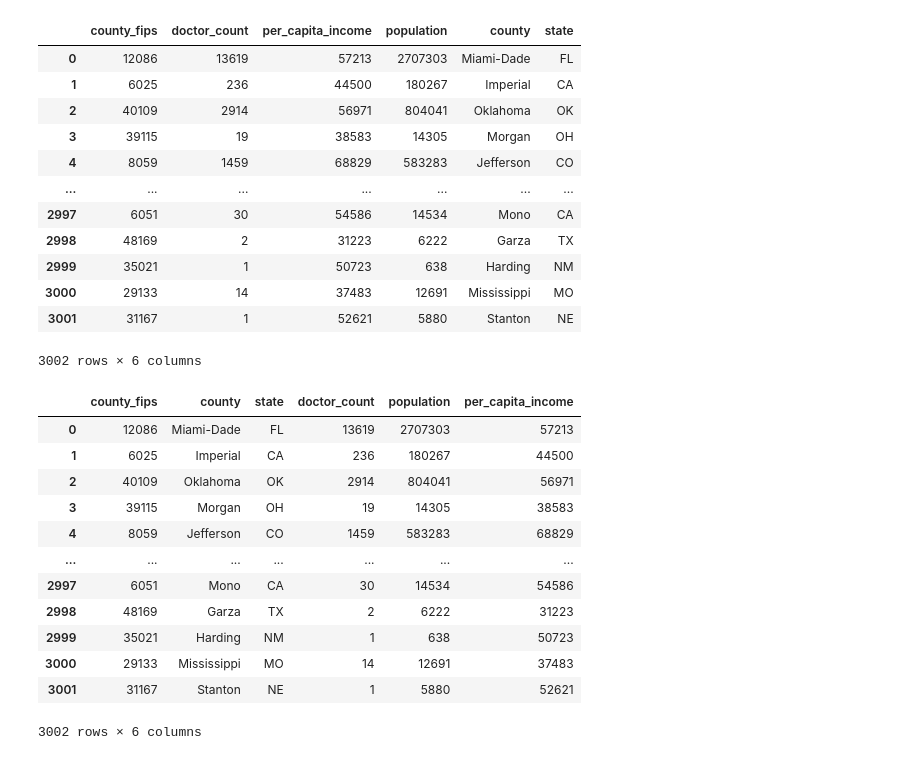
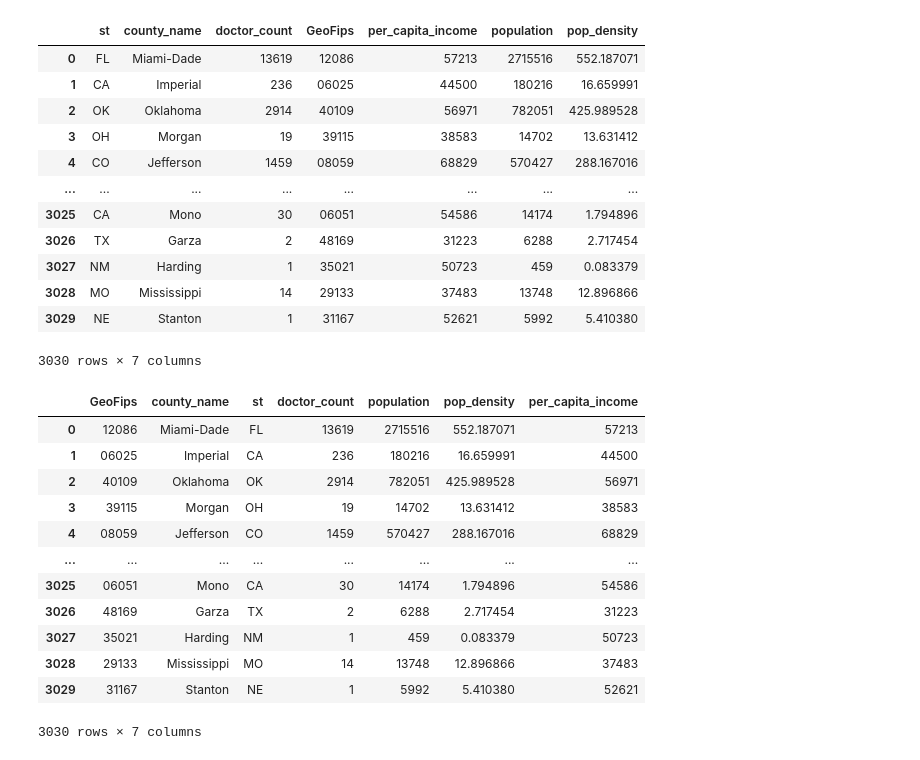
Before and after one commit to JacquelineCl/group_project, a Jupyter notebook: Merged_Data.ipynb, the cells around one changed output. Drawn from its saved outputs; the diff is of its cells as text; code cells hidden in the pictures.

```diff
--- a/Merged_Data.ipynb
+++ b/Merged_Data.ipynb
@@ -88,0 +101,4 @@ physicians_merge_df
+# %%
+# Import population data
+population_original_df = pd.read_csv("Resources/population_original_df.csv", dtype=population_dtypes)
+population_original_df
@@ -88,0 +119,4 @@ physicians_merge_df
+# %%
+# Drop Unnamed column
+population_original_df.drop(columns=["Unnamed: 0"], inplace=True)
+population_original_df
@@ -138,0 +147,4 @@ dtype: object
+# %%
+# Merge physician data to income data
+phys_income_merged_df = physicians_merge_df.merge(income_original_df, left_on="county_fips", right_on="GeoFips")
+phys_income_merged_df
@@ -138,0 +165,4 @@ dtype: object
+# %%
+# Merge physician / income data to population data
+merged_df = phys_income_merged_df.merge(population_original_df, left_on="GeoFips", right_on="GeoFips")
+merged_df
@@ -139,39 +196,39 @@ dtype: object
 # %%
 # Drop redundant columns
-merged_df.drop(columns=["GeoFips"], inplace=True)
+merged_df.drop(columns=["county_fips"], inplace=True)
 merged_df
 # %% [output]
-|  | county_fips | doctor_count | per_capita_income | population | county | state |
-| 0 | 12086 | 13619 | 57213 | 2707303 | Miami-Dade | FL |
-| 1 | 6025 | 236 | 44500 | 180267 | Imperial | CA |
-| 2 | 40109 | 2914 | 56971 | 804041 | Oklahoma | OK |
-| 3 | 39115 | 19 | 38583 | 14305 | Morgan | OH |
-| 4 | 8059 | 1459 | 68829 | 583283 | Jefferson | CO |
-| ... | ... | ... | ... | ... | ... | ... |
-| 2997 | 6051 | 30 | 54586 | 14534 | Mono | CA |
-| 2998 | 48169 | 2 | 31223 | 6222 | Garza | TX |
-| 2999 | 35021 | 1 | 50723 | 638 | Harding | NM |
-| 3000 | 29133 | 14 | 37483 | 12691 | Mississippi | MO |
-| 3001 | 31167 | 1 | 52621 | 5880 | Stanton | NE |
+|  | st | county_name | doctor_count | GeoFips | per_capita_income | population | pop_density |
+| 0 | FL | Miami-Dade | 13619 | 12086 | 57213 | 2715516 | 552.187071 |
+| 1 | CA | Imperial | 236 | 06025 | 44500 | 180216 | 16.659991 |
+| 2 | OK | Oklahoma | 2914 | 40109 | 56971 | 782051 | 425.989528 |
+| 3 | OH | Morgan | 19 | 39115 | 38583 | 14702 | 13.631412 |
+| 4 | CO | Jefferson | 1459 | 08059 | 68829 | 570427 | 288.167016 |
+| ... | ... | ... | ... | ... | ... | ... | ... |
+| 3025 | CA | Mono | 30 | 06051 | 54586 | 14174 | 1.794896 |
+| 3026 | TX | Garza | 2 | 48169 | 31223 | 6288 | 2.717454 |
+| 3027 | NM | Harding | 1 | 35021 | 50723 | 459 | 0.083379 |
+| 3028 | MO | Mississippi | 14 | 29133 | 37483 | 13748 | 12.896866 |
+| 3029 | NE | Stanton | 1 | 31167 | 52621 | 5992 | 5.410380 |
-3002 rows × 6 columns
+3030 rows × 7 columns
 # %%
 # Re order columns
-merged_df = merged_df[["county_fips", "county", "state", "doctor_count", "population", "per_capita_income"]]
+merged_df = merged_df[["GeoFips", "county_name", "st", "doctor_count", "population", "pop_density", "per_capita_income"]]
 merged_df
 # %% [output]
-|  | county_fips | county | state | doctor_count | population | per_capita_income |
-| 0 | 12086 | Miami-Dade | FL | 13619 | 2707303 | 57213 |
-| 1 | 6025 | Imperial | CA | 236 | 180267 | 44500 |
-| 2 | 40109 | Oklahoma | OK | 2914 | 804041 | 56971 |
-| 3 | 39115 | Morgan | OH | 19 | 14305 | 38583 |
-| 4 | 8059 | Jefferson | CO | 1459 | 583283 | 68829 |
-| ... | ... | ... | ... | ... | ... | ... |
-| 2997 | 6051 | Mono | CA | 30 | 14534 | 54586 |
-| 2998 | 48169 | Garza | TX | 2 | 6222 | 31223 |
-| 2999 | 35021 | Harding | NM | 1 | 638 | 50723 |
-| 3000 | 29133 | Mississippi | MO | 14 | 12691 | 37483 |
-| 3001 | 31167 | Stanton | NE | 1 | 5880 | 52621 |
+|  | GeoFips | county_name | st | doctor_count | population | pop_density | per_capita_income |
+| 0 | 12086 | Miami-Dade | FL | 13619 | 2715516 | 552.187071 | 57213 |
+| 1 | 06025 | Imperial | CA | 236 | 180216 | 16.659991 | 44500 |
+| 2 | 40109 | Oklahoma | OK | 2914 | 782051 | 425.989528 | 56971 |
+| 3 | 39115 | Morgan | OH | 19 | 14702 | 13.631412 | 38583 |
+| 4 | 08059 | Jefferson | CO | 1459 | 570427 | 288.167016 | 68829 |
+| ... | ... | ... | ... | ... | ... | ... | ... |
+| 3025 | 06051 | Mono | CA | 30 | 14174 | 1.794896 | 54586 |
+| 3026 | 48169 | Garza | TX | 2 | 6288 | 2.717454 | 31223 |
+| 3027 | 35021 | Harding | NM | 1 | 459 | 0.083379 | 50723 |
+| 3028 | 29133 | Mississippi | MO | 14 | 13748 | 12.896866 | 37483 |
+| 3029 | 31167 | Stanton | NE | 1 | 5992 | 5.410380 | 52621 |
-3002 rows × 6 columns
+3030 rows × 7 columns
 # %%
 # Check for populations with "(NA)"
 merged_df.sort_values(["population"], ascending=True)
```
Also changed, not shown: parts of 49 cells of this notebook, 12 other files.
